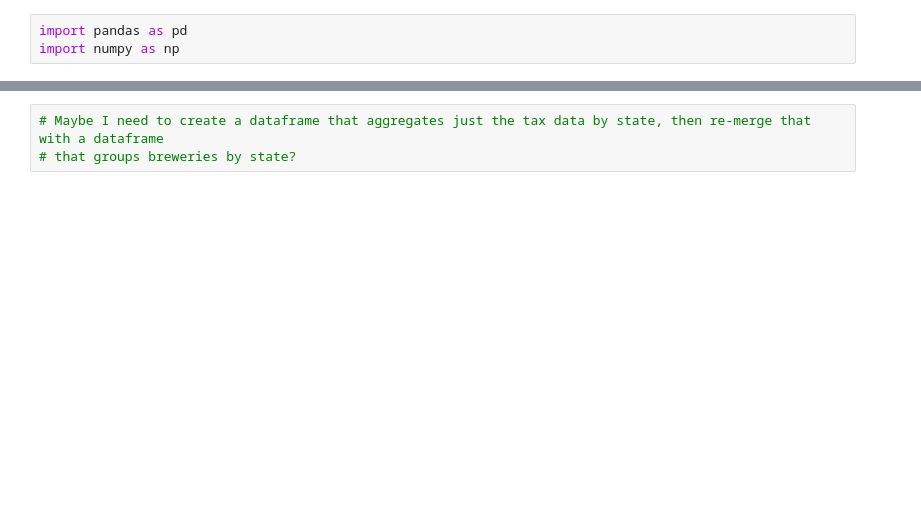
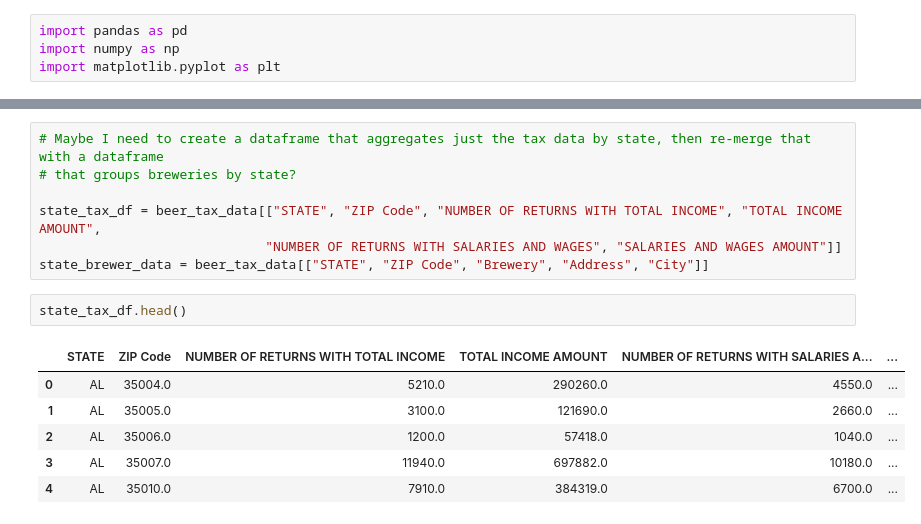
Before and after one commit to sjlapan/Economic_Predictors_of_Brewery_Success, a Jupyter notebook: Brewery_and_Tax_Data_by_State_EDA_LaPan.ipynb, the cells around one changed output, grey strips where cells are left out. Saved outputs shown, nothing was run; the diff lists cells and outputs as text; blank space fills up the shorter version.

```diff
--- a/Brewery_and_Tax_Data_by_State_EDA_LaPan.ipynb
+++ b/Brewery_and_Tax_Data_by_State_EDA_LaPan.ipynb
@@ -1,6 +1,7 @@
 # %%
 import pandas as pd
 import numpy as np
+import matplotlib.pyplot as plt
 # %%
 beer_tax_data = pd.read_csv("resources/brewers_association_data_with_tax_data_2.csv", index_col = 0)
 beer_tax_data.head()
@@ -14,3 +15,16 @@ beer_tax_data.head()
 # %%
 # Maybe I need to create a dataframe that aggregates just the tax data by state, then re-merge that with a dataframe
 # that groups breweries by state?
+
+state_tax_df = beer_tax_data[["STATE", "ZIP Code", "NUMBER OF RETURNS WITH TOTAL INCOME", "TOTAL INCOME AMOUNT",
+                             "NUMBER OF RETURNS WITH SALARIES AND WAGES", "SALARIES AND WAGES AMOUNT"]]
+state_brewer_data = beer_tax_data[["STATE", "ZIP Code", "Brewery", "Address", "City"]]
+# %%
+state_tax_df.head()
+# %% [output]
+|  | STATE | ZIP Code | NUMBER OF RETURNS WITH TOTAL INCOME | TOTAL INCOME AMOUNT | NUMBER OF RETURNS WITH SALARIES A... | ... |
+| 0 | AL | 35004.0 | 5210.0 | 290260.0 | 4550.0 | ... |
+| 1 | AL | 35005.0 | 3100.0 | 121690.0 | 2660.0 | ... |
+| 2 | AL | 35006.0 | 1200.0 | 57418.0 | 1040.0 | ... |
+| 3 | AL | 35007.0 | 11940.0 | 697882.0 | 10180.0 | ... |
+| 4 | AL | 35010.0 | 7910.0 | 384319.0 | 6700.0 | ... |
```
Also changed, not shown: parts of 12 cells of this notebook, 1 other file.
